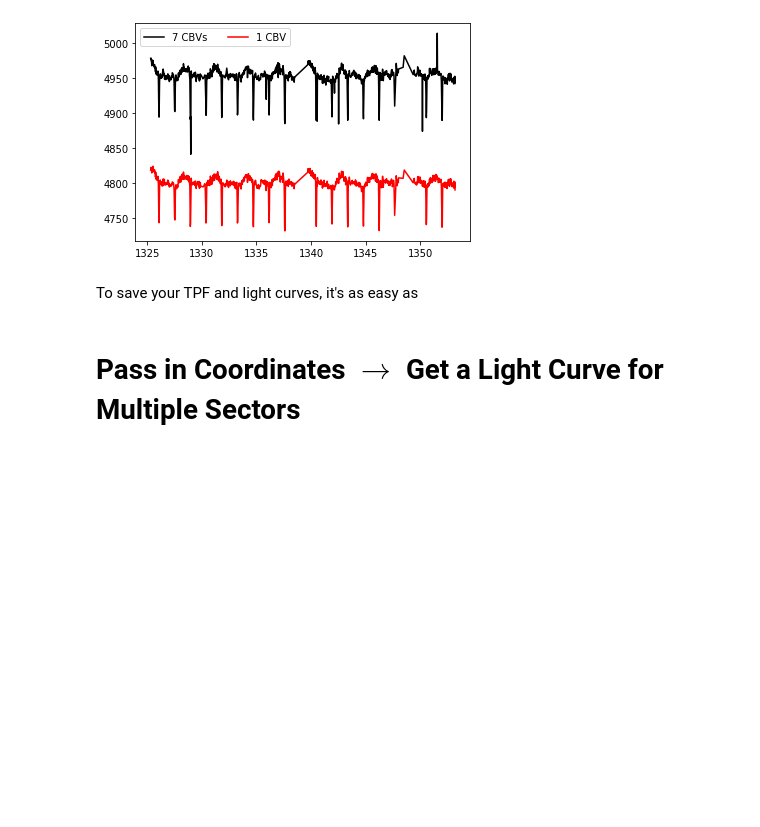
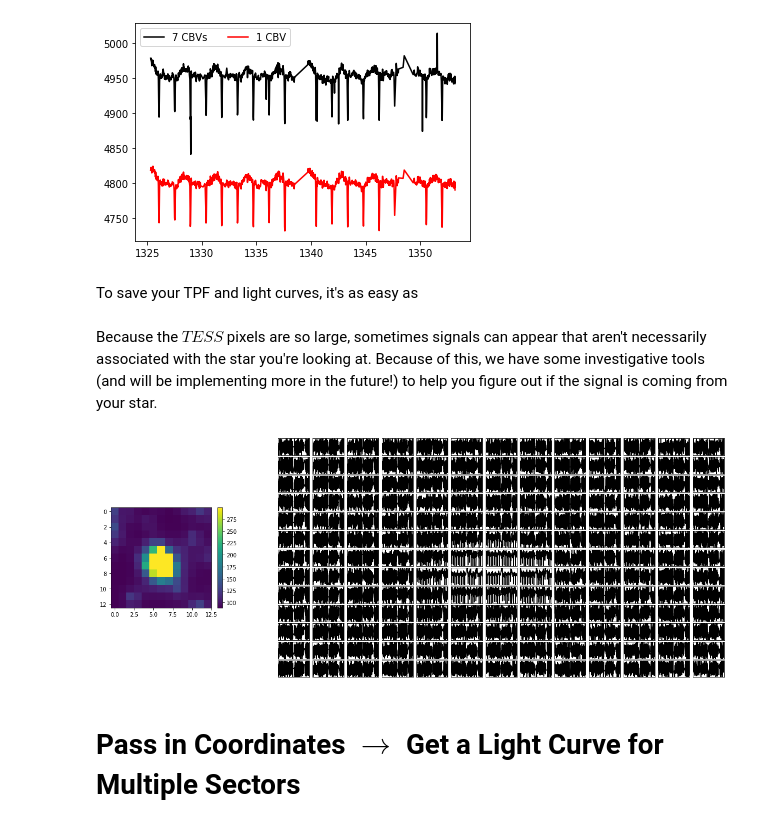
Before and after one commit to afeinstein20/tasc-tutorial, a Jupyter notebook: tasc5_notebook.ipynb, the cells around one changed output. Drawn from its saved outputs; the diff is of its cells as text; code cells hidden in the pictures; blank space fills up the shorter version.

```diff
--- a/tasc5_notebook.ipynb
+++ b/tasc5_notebook.ipynb
@@ -175,6 +185,13 @@ plt.legend(ncol=2);
 To save your TPF and light curves, it's as easy as
 # %%
 data.save()
+# %% [markdown]
+Because the $\textit{TESS}$ pixels are so large, sometimes signals can appear that aren't necessarily associated with the star you're looking at. Because of this, we have some investigative tools (and will be implementing more in the future!) to help you figure out if the signal is coming from your star.
+# %%
+vis = eleanor.Visualize(data)
+vis.pixel_by_pixel()
+# %% [output]
+[figure, added]
 # %% [markdown]
 # Pass in Coordinates $\rightarrow$ Get a Light Curve for Multiple Sectors
 # %% [markdown]
```
Also changed, not shown: parts of 3 cells of this notebook.
